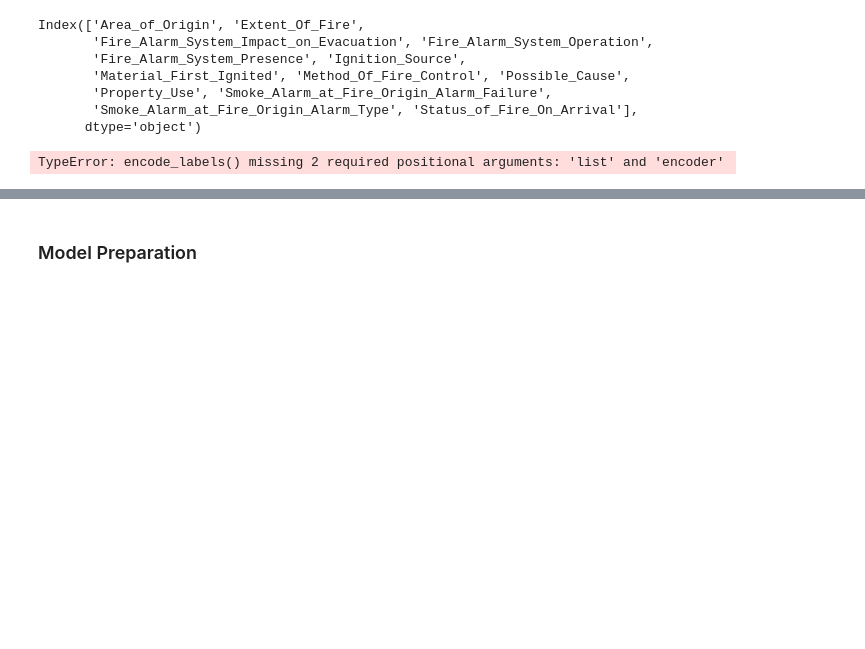
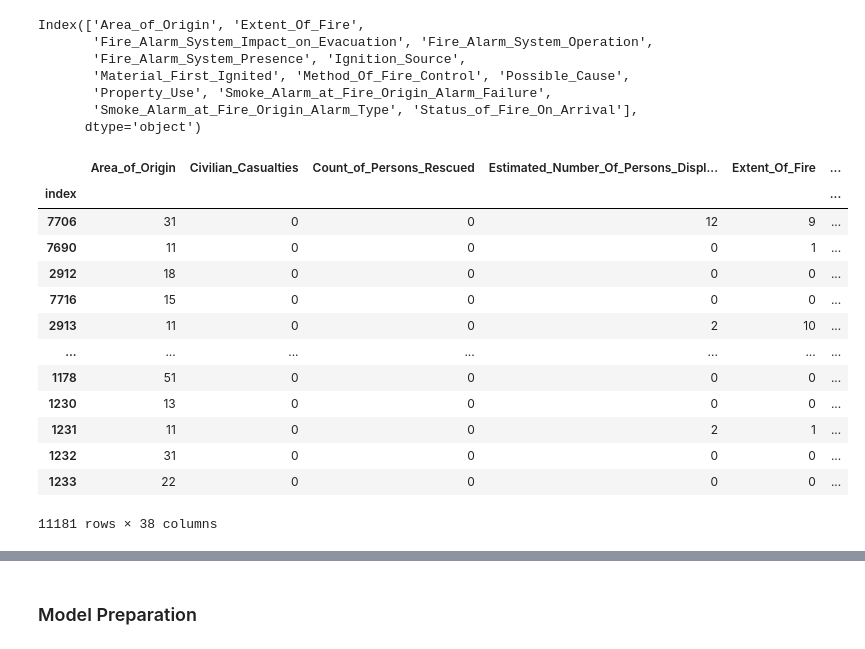
Before and after one commit to CrisMagdziak/Fireeee, a Jupyter notebook: Firee.ipynb, the cells around one changed output, grey strips where cells are left out. Cells and saved outputs as stored; diff of their text form; code cells hidden in the pictures; blank space fills up the shorter version.

```diff
--- a/Firee.ipynb
+++ b/Firee.ipynb
@@ -326,7 +326,20 @@ Index(['Area_of_Origin', 'Extent_Of_Fire',
        'Smoke_Alarm_at_Fire_Origin_Alarm_Type', 'Status_of_Fire_On_Arrival'],
       dtype='object')
 # %%
-mf.encode_labels(columns_to_lab_encode)
+mf.encode_labels(df_ft, columns_to_lab_encode, lab_encoder)
 # %% [output]
+|  | Area_of_Origin | Civilian_Casualties | Count_of_Persons_Rescued | Estimated_Number_Of_Persons_Displ... | Extent_Of_Fire | ... |
+| index |  |  |  |  |  | ... |
+| 7706 | 31 | 0 | 0 | 12 | 9 | ... |
+| 7690 | 11 | 0 | 0 | 0 | 1 | ... |
+| 2912 | 18 | 0 | 0 | 0 | 0 | ... |
+| 7716 | 15 | 0 | 0 | 0 | 0 | ... |
+| 2913 | 11 | 0 | 0 | 2 | 10 | ... |
+| ... | ... | ... | ... | ... | ... | ... |
+| 1178 | 51 | 0 | 0 | 0 | 0 | ... |
+| 1230 | 13 | 0 | 0 | 0 | 0 | ... |
+| 1231 | 11 | 0 | 0 | 2 | 1 | ... |
+| 1232 | 31 | 0 | 0 | 0 | 0 | ... |
+| 1233 | 22 | 0 | 0 | 0 | 0 | ... |
-TypeError: encode_labels() missing 2 required positional arguments: 'list' and 'encoder'
+11181 rows × 38 columns
 # %%
```
Also changed, not shown: parts of 4 cells of this notebook.
